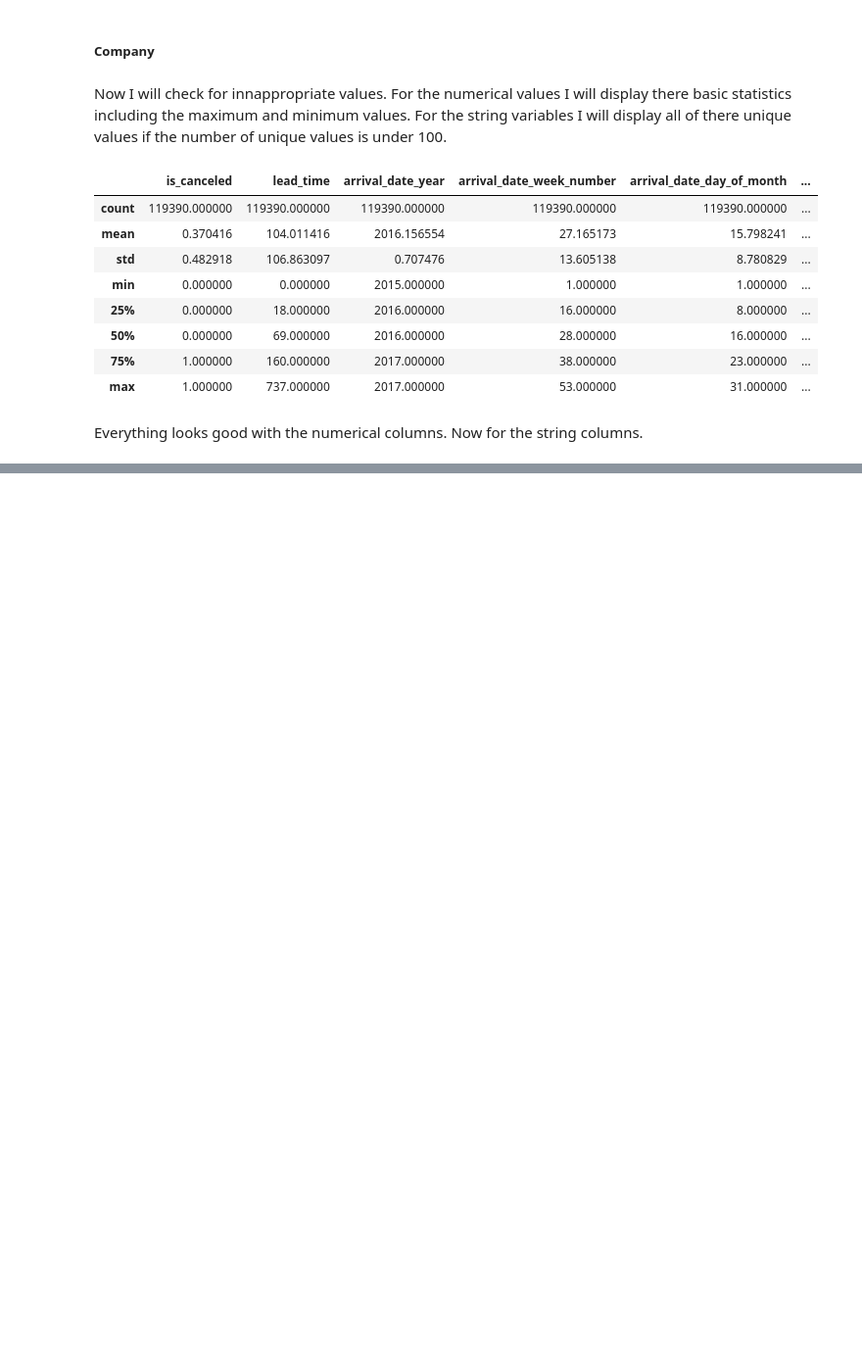
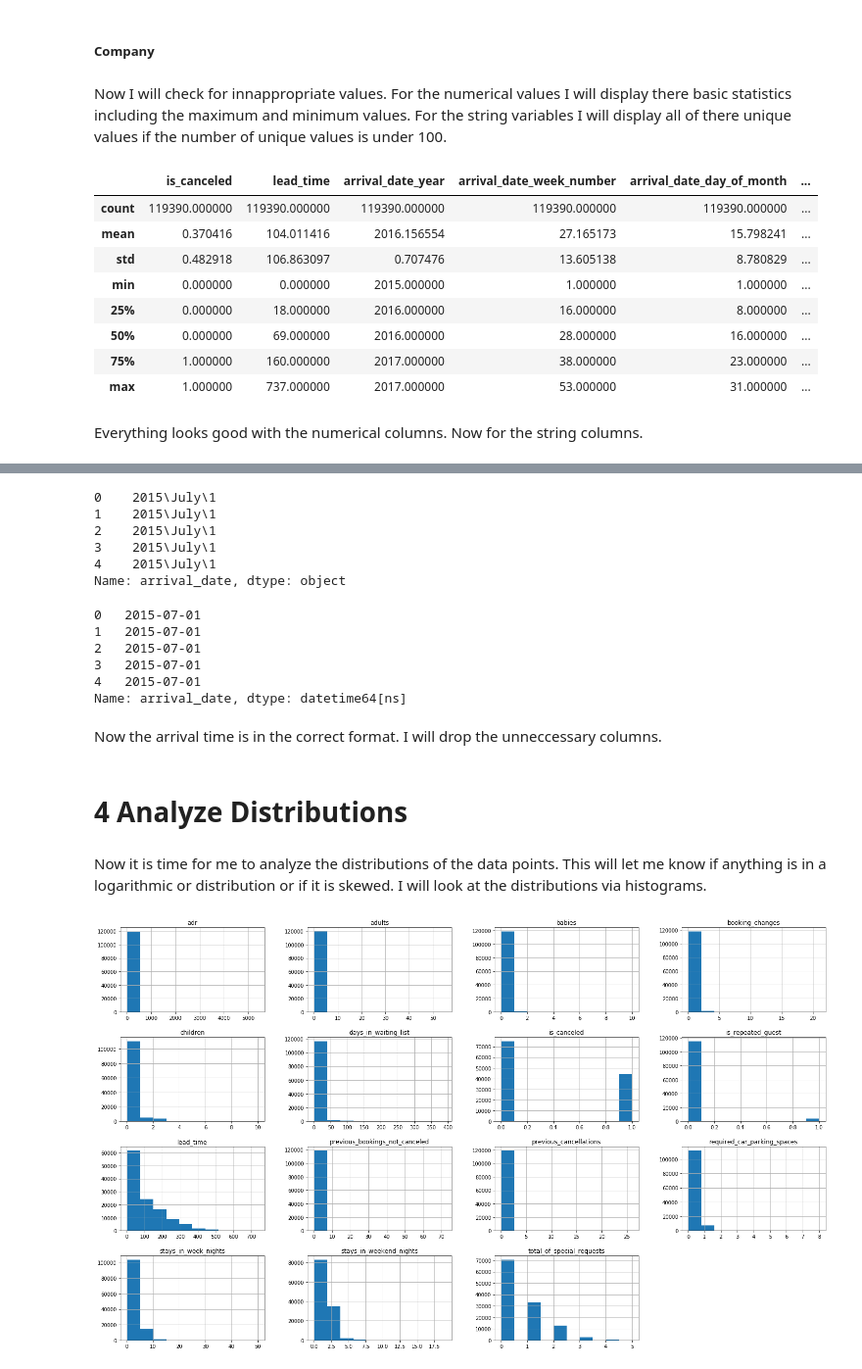
Before and after one commit to georgewillben/Hotel_Booking, a Jupyter notebook: 3 - Data Cleaning.ipynb, the cells around one changed output, grey strips where cells are left out. Shown: that part at 98% size. Saved outputs shown, nothing was run; the diff lists cells and outputs as text; code cells hidden in the pictures; blank space fills up the shorter version.

```diff
--- a/3 - Data Cleaning.ipynb
+++ b/3 - Data Cleaning.ipynb
@@ -179,0 +211,3 @@ for col_name in df.columns:
+# %%
+# drop "arrival_date_week_number" column
+df.drop("arrival_date_week_number", axis=1, inplace=True)
@@ -179,0 +216,46 @@ for col_name in df.columns:
+# %%
+# make "arrival_date" column
+
+# save columns and make sure they are in string format
+year = df["arrival_date_year"].astype(str)
+month = df["arrival_date_month"]
+day = df["arrival_date_day_of_month"].astype(str)
+
+# create a function to combine strings into one
+df["arrival_date"] =  year + "\\" + month + "\\" + day
+
+# preview column
+df["arrival_date"].head()
+# %% [output]
+0    2015\July\1
+1    2015\July\1
+2    2015\July\1
+3    2015\July\1
+4    2015\July\1
+Name: arrival_date, dtype: object
+# %%
+# save column in datetime format
+df.arrival_date = pd.to_datetime(df.arrival_date, format="%Y\%B\%d")
+
+# preview column
+df.arrival_date.head()
+# %% [output]
+0   2015-07-01
+1   2015-07-01
+2   2015-07-01
+3   2015-07-01
+4   2015-07-01
+Name: arrival_date, dtype: datetime64[ns]
+# %% [markdown]
+Now the arrival time is in the correct format. I will drop the unneccessary columns.
+# %%
+df.drop(["arrival_date_year", "arrival_date_month", "arrival_date_day_of_month"], axis=1, inplace=True)
+# %% [markdown]
+# 4 Analyze Distributions
+# %% [markdown]
+Now it is time for me to analyze the distributions of the data points. This will let me know if anything is in a logarithmic or distribution or if it is skewed. I will look at the distributions via histograms.
+# %%
+# draw histograms of columns
+df.hist(figsize=(25, 15));
+# %% [output]
+[figure, added]
```
Also changed, not shown: parts of 16 cells of this notebook, 2 other files.
